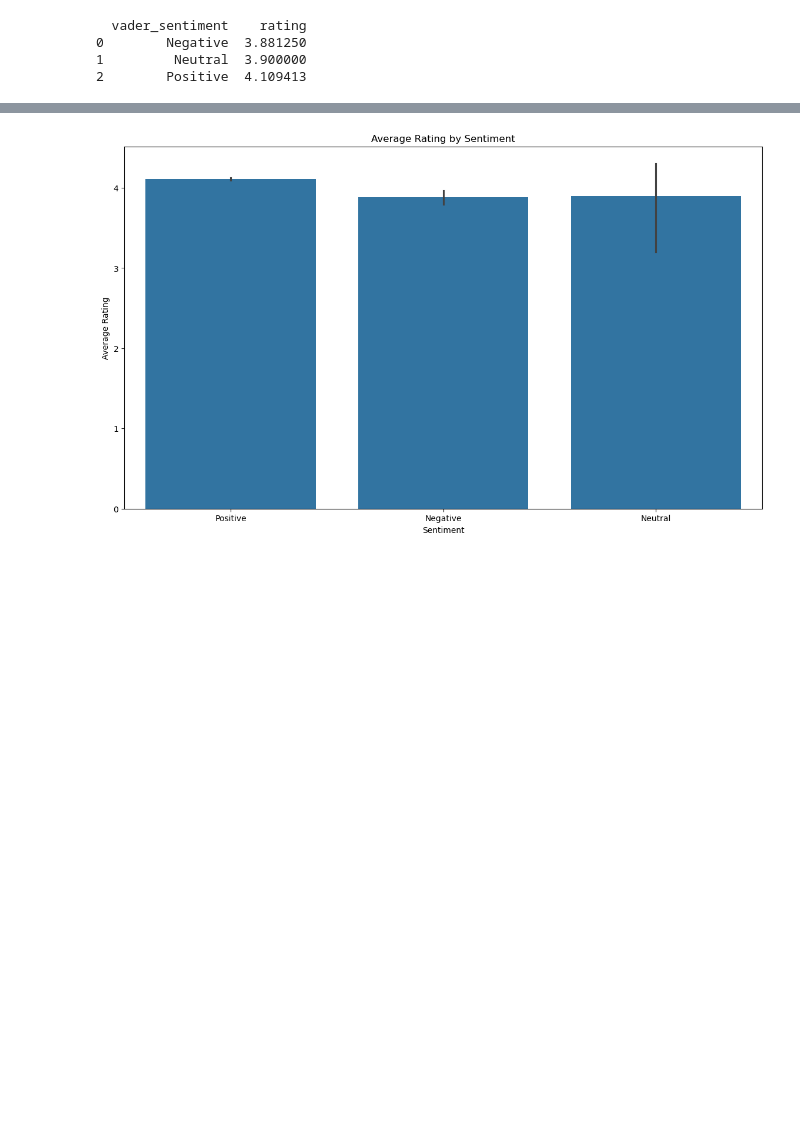
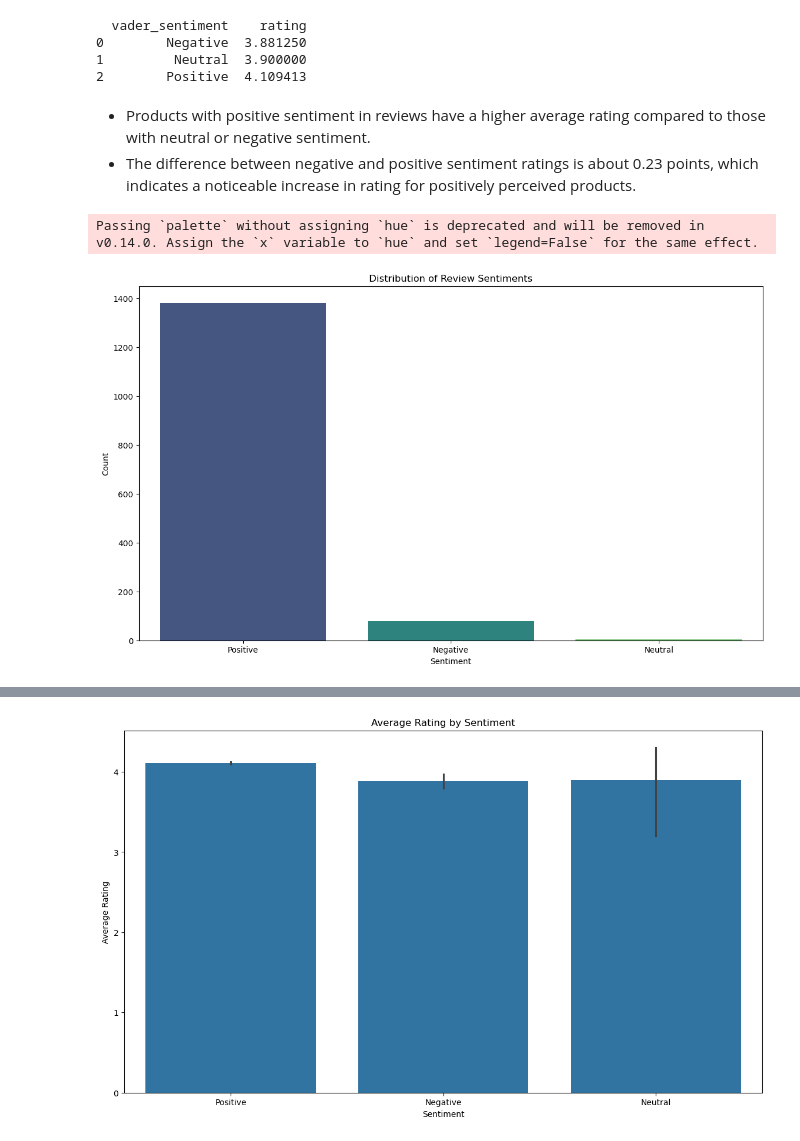
Before and after one commit to haule687/Data-Analyst-Capstone-Amazon-Products, a Jupyter notebook: Investigate_a_Dataset.ipynb, the cells around one changed output, grey strips where cells are left out. Saved outputs shown, nothing was run; the diff lists cells and outputs as text; code cells hidden in the pictures; blank space fills up the shorter version.

```diff
--- a/Investigate_a_Dataset.ipynb
+++ b/Investigate_a_Dataset.ipynb
@@ -946,3 +833,22 @@ print(sentiment_rating)
 0        Negative  3.881250
 1         Neutral  3.900000
 2        Positive  4.109413
+# %% [markdown]
+- Products with positive sentiment in reviews have a higher average rating compared to those with neutral or negative sentiment.
+- The difference between negative and positive sentiment ratings is about 0.23 points, which indicates a noticeable increase in rating for positively perceived products.
+# %%
+# Sentiment distribution
+sentiment_counts = df['vader_sentiment'].value_counts()
+plt.figure(figsize=(14, 8))
+sns.barplot(x=sentiment_counts.index, y=sentiment_counts.values, palette='viridis')
+plt.title('Distribution of Review Sentiments')
+plt.xlabel('Sentiment')
+plt.ylabel('Count')
+plt.show()
+
+# Summary
+# - Most reviews express positive sentiment, aligning with the generally high ratings.
+# - Negative sentiment reviews are relatively low, reflecting lower instances of poor product experiences.
+# %% [output]
+Passing `palette` without assigning `hue` is deprecated and will be removed in v0.14.0. Assign the `x` variable to `hue` and set `legend=False` for the same effect.
+[figure, added]
```
Also changed, not shown: parts of 116 cells of this notebook, 2 other files.
